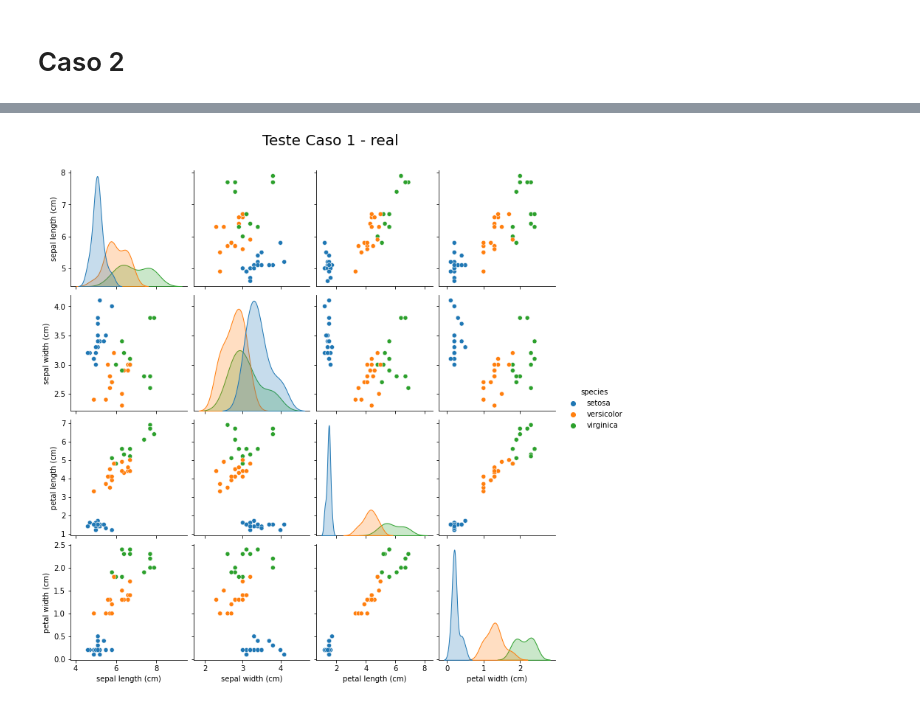
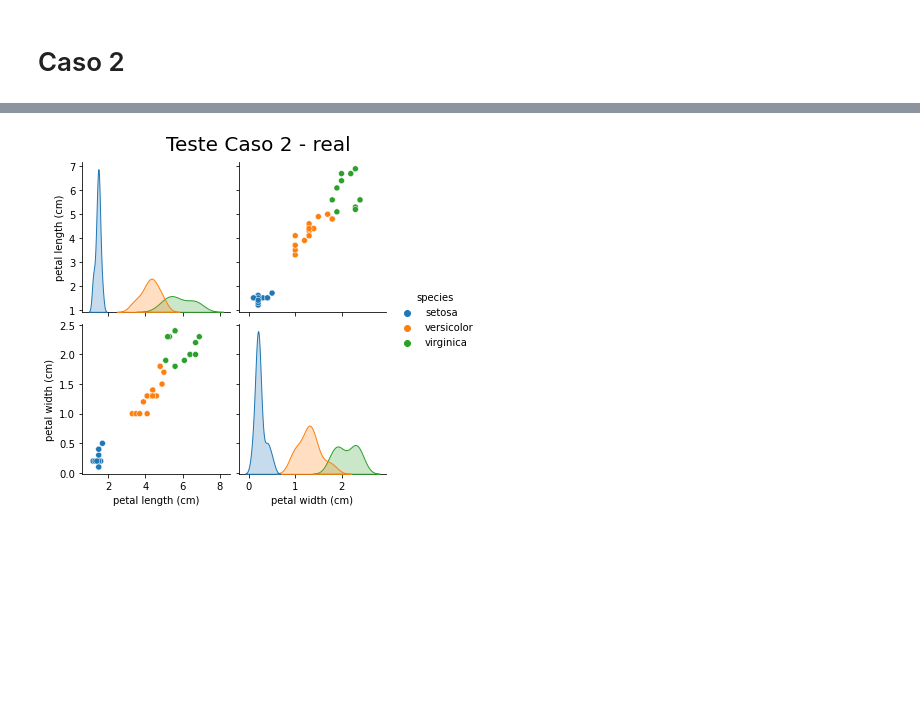
Before and after one commit to abner-lucas/PSO-Hyperparameter-Optimization-Classification, a Jupyter notebook: feedfoward_iris_pso.ipynb, the cells around one changed output, grey strips where cells are left out. Cells and saved outputs as stored; diff of their text form; code cells hidden in the pictures; blank space fills up the shorter version.

```diff
--- a/feedfoward_iris_pso.ipynb
+++ b/feedfoward_iris_pso.ipynb
@@ -342,9 +342,9 @@ display(df_acc)
 # %%
-df_caso1_treino = pd.DataFrame(x_teste, columns=dataset.feature_names)
-df_caso1_treino['species'] = pd.Series(y_teste).map(dict(zip(range(3),dataset.target_names)))
+df_caso2_teste = pd.DataFrame(entradas, columns=[dataset.feature_names[2],dataset.feature_names[3]])
+df_caso2_teste['species'] = pd.Series(y_teste).map(dict(zip(range(3),dataset.target_names)))
 
-g1 = sns.pairplot(df_caso1_treino, hue='species')
-t = g1.fig.suptitle('Teste Caso 2 - real', fontsize=20, y=1.05)
+g2 = sns.pairplot(df_caso2_teste, hue='species')
+t = g2.fig.suptitle('Teste Caso 2 - real', fontsize=20, y=1.05)
 # %% [output]
-[figure, old version]
+[figure, new version]
 # %%
```
Also changed, not shown: parts of 15 cells of this notebook.
